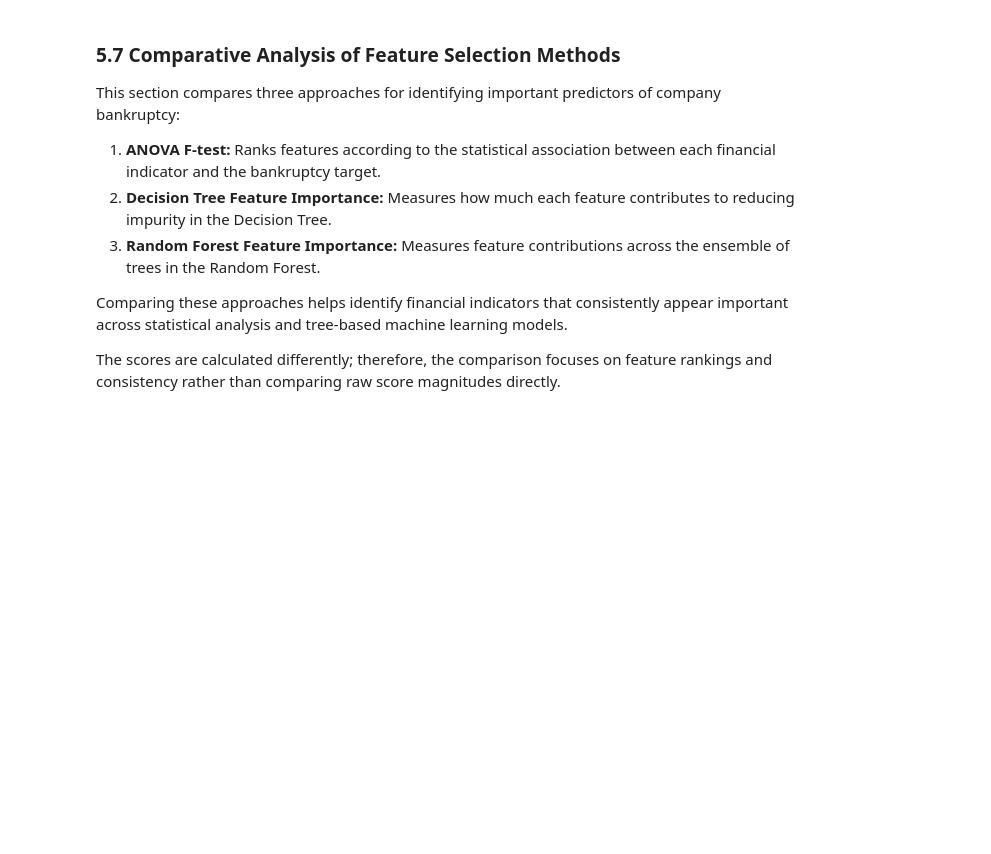
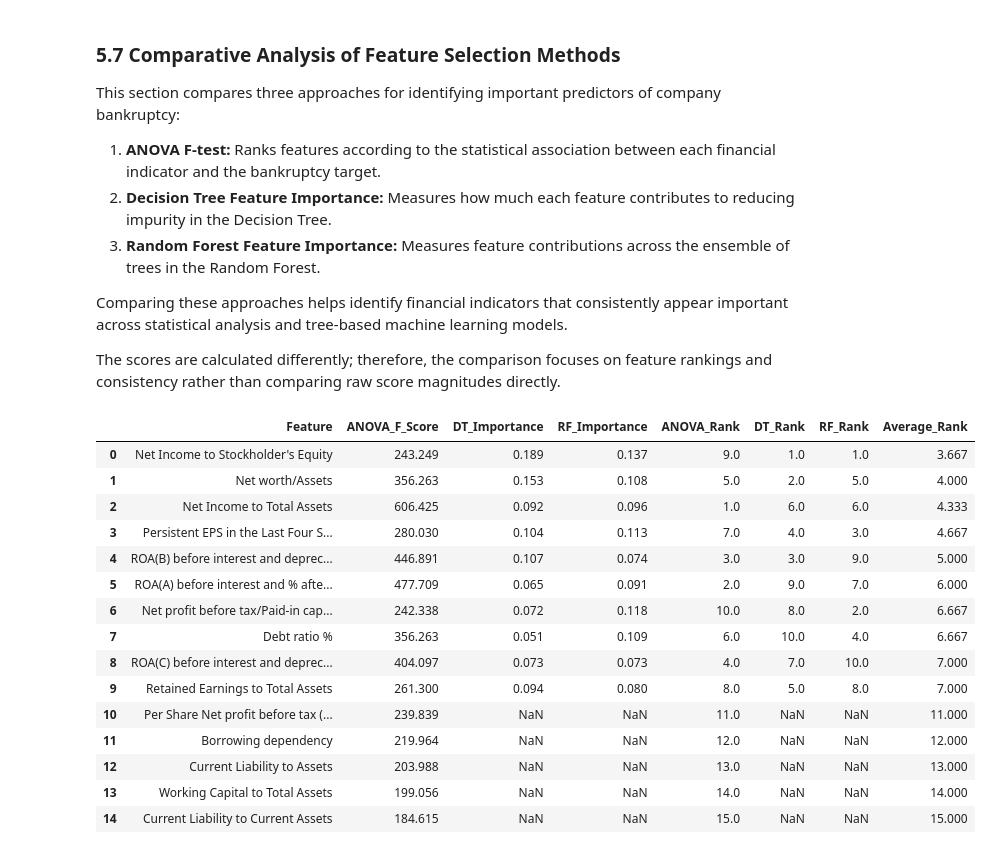
Before and after one commit to Clinton1029/bankruptcy_pred, a Jupyter notebook: Bankruptcy.ipynb, the cells around one changed output. Saved outputs shown, nothing was run; the diff lists cells and outputs as text; code cells hidden in the pictures; blank space fills up the shorter version.

```diff
--- a/Bankruptcy.ipynb
+++ b/Bankruptcy.ipynb
@@ -1546,3 +1546,67 @@ This section compares three approaches for identifying important predictors of c
 Comparing these approaches helps identify financial indicators that consistently appear important across statistical analysis and tree-based machine learning models.
 
 The scores are calculated differently; therefore, the comparison focuses on feature rankings and consistency rather than comparing raw score magnitudes directly.
+# %%
+# Create a table containing ANOVA feature scores and Decision Tree importance scores.
+# We rename the columns from 'F_Score' and 'Importance' to match what the merge expects.
+comparison_df = feature_score_df[["Feature", "F_Score"]].rename(columns={"F_Score": "ANOVA_F_Score"}).merge(
+    dt_importance_df[["Feature", "Importance"]].rename(columns={"Importance": "DT_Importance"}),
+    on="Feature",
+    how="outer"
+)
+
+# Add Random Forest feature importance scores to the comparison table.
+comparison_df = comparison_df.merge(
+    rf_importance_df[["Feature", "Importance"]].rename(columns={"Importance": "RF_Importance"}),
+    on="Feature",
+    how="outer"
+)
+
+# Rank features by ANOVA F-score, assigning rank 1 to the highest score.
+comparison_df["ANOVA_Rank"] = comparison_df["ANOVA_F_Score"].rank(
+    ascending=False,
+    method="min"
+)
+
+# Rank features by Decision Tree importance, assigning rank 1 to the highest score.
+comparison_df["DT_Rank"] = comparison_df["DT_Importance"].rank(
+    ascending=False,
+    method="min"
+)
+
+# Rank features by Random Forest importance, assigning rank 1 to the highest score.
+comparison_df["RF_Rank"] = comparison_df["RF_Importance"].rank(
+    ascending=False,
+    method="min"
+)
+
+# Calculate the average rank across methods to identify consistently important features.
+comparison_df["Average_Rank"] = comparison_df[
+    ["ANOVA_Rank", "DT_Rank", "RF_Rank"]
+].mean(axis=1)
+
+# Sort the table so features with the strongest average rankings appear first.
+comparison_df = comparison_df.sort_values(
+    by="Average_Rank",
+    ascending=True
+).reset_index(drop=True)
+
+# Display the top 15 features for comparative analysis.
+display(comparison_df.head(15).round(3))
+# %% [output]
+|  | Feature | ANOVA_F_Score | DT_Importance | RF_Importance | ANOVA_Rank | DT_Rank | RF_Rank | Average_Rank |
+| 0 | Net Income to Stockholder's Equity | 243.249 | 0.189 | 0.137 | 9.0 | 1.0 | 1.0 | 3.667 |
+| 1 | Net worth/Assets | 356.263 | 0.153 | 0.108 | 5.0 | 2.0 | 5.0 | 4.000 |
+| 2 | Net Income to Total Assets | 606.425 | 0.092 | 0.096 | 1.0 | 6.0 | 6.0 | 4.333 |
+| 3 | Persistent EPS in the Last Four S... | 280.030 | 0.104 | 0.113 | 7.0 | 4.0 | 3.0 | 4.667 |
+| 4 | ROA(B) before interest and deprec... | 446.891 | 0.107 | 0.074 | 3.0 | 3.0 | 9.0 | 5.000 |
+| 5 | ROA(A) before interest and % afte... | 477.709 | 0.065 | 0.091 | 2.0 | 9.0 | 7.0 | 6.000 |
+| 6 | Net profit before tax/Paid-in cap... | 242.338 | 0.072 | 0.118 | 10.0 | 8.0 | 2.0 | 6.667 |
+| 7 | Debt ratio % | 356.263 | 0.051 | 0.109 | 6.0 | 10.0 | 4.0 | 6.667 |
+| 8 | ROA(C) before interest and deprec... | 404.097 | 0.073 | 0.073 | 4.0 | 7.0 | 10.0 | 7.000 |
+| 9 | Retained Earnings to Total Assets | 261.300 | 0.094 | 0.080 | 8.0 | 5.0 | 8.0 | 7.000 |
+| 10 | Per Share Net profit before tax (... | 239.839 | NaN | NaN | 11.0 | NaN | NaN | 11.000 |
+| 11 | Borrowing dependency | 219.964 | NaN | NaN | 12.0 | NaN | NaN | 12.000 |
+| 12 | Current Liability to Assets | 203.988 | NaN | NaN | 13.0 | NaN | NaN | 13.000 |
+| 13 | Working Capital to Total Assets | 199.056 | NaN | NaN | 14.0 | NaN | NaN | 14.000 |
+| 14 | Current Liability to Current Assets | 184.615 | NaN | NaN | 15.0 | NaN | NaN | 15.000 |
```
